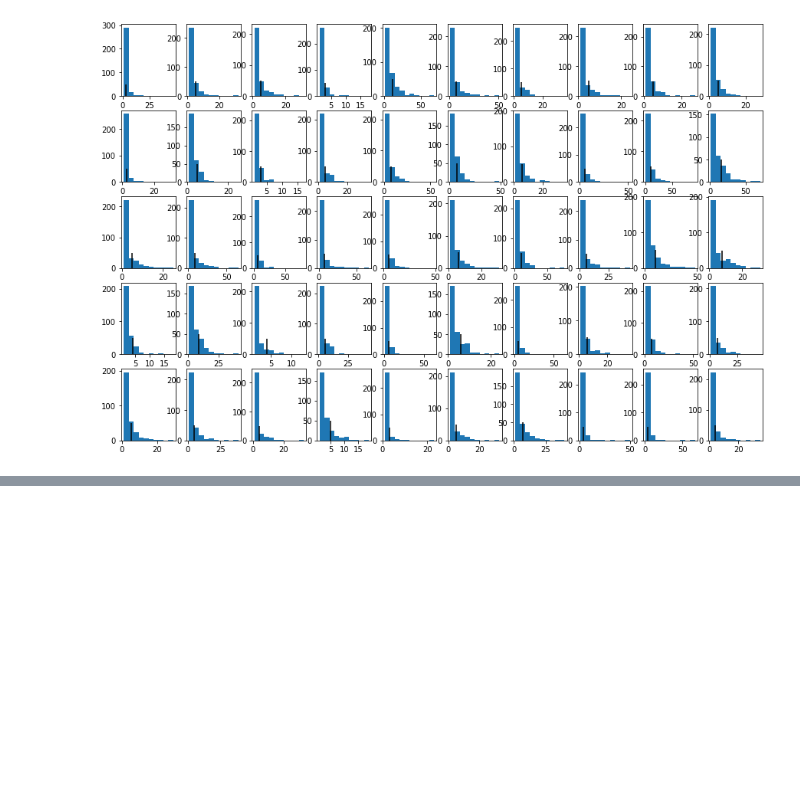
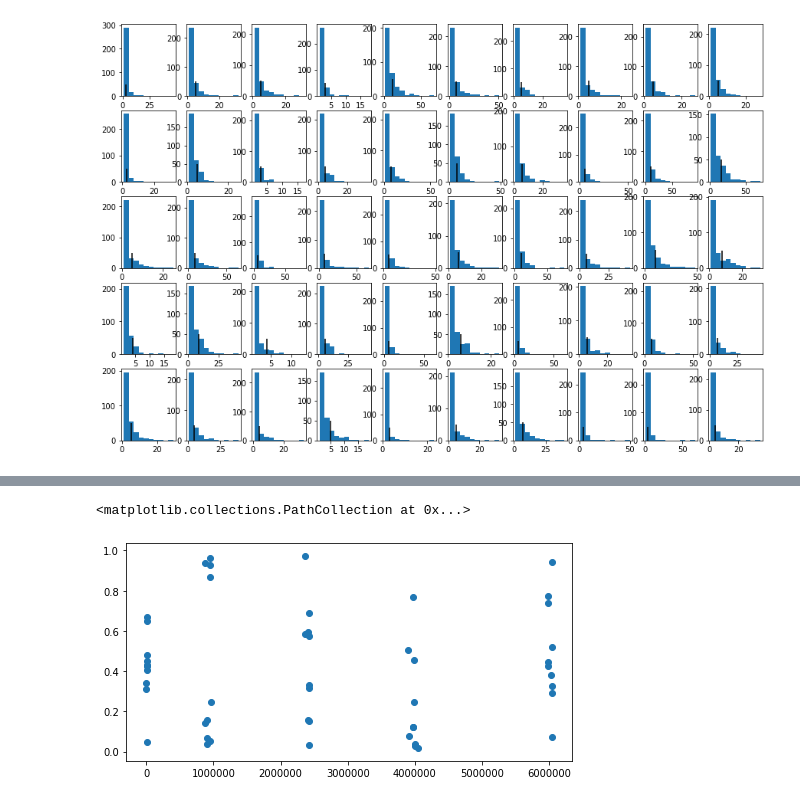
Before and after one commit to YangAzure/CSEDMDataChallenge, a Jupyter notebook: preprocess.ipynb, the cells around one changed output, grey strips where cells are left out. Cells and saved outputs as stored; diff of their text form; code cells hidden in the pictures; blank space fills up the shorter version.

```diff
--- a/preprocess.ipynb
+++ b/preprocess.ipynb
@@ -11,0 +11,3 @@ data = ProgSnap2Dataset(PATH)
+# %%
+semester = 'S19'
+PATH = "data/CodeWorkout/" + semester
@@ -179,0 +251,5 @@ test_problem_ids
+# %%
+plt.scatter(problem_stats['MedTime'], np.random.uniform(size=50))
+# %% [output]
+<matplotlib.collections.PathCollection at 0x...>
+[figure, added]
```
Also changed, not shown: parts of 28 cells of this notebook, 2 other files.
